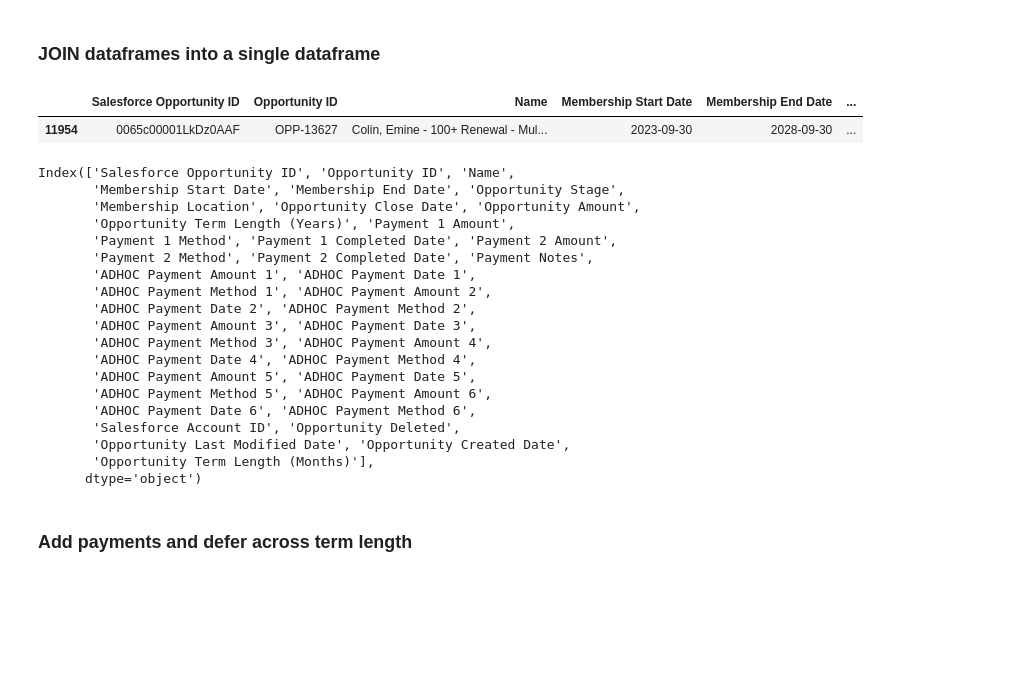
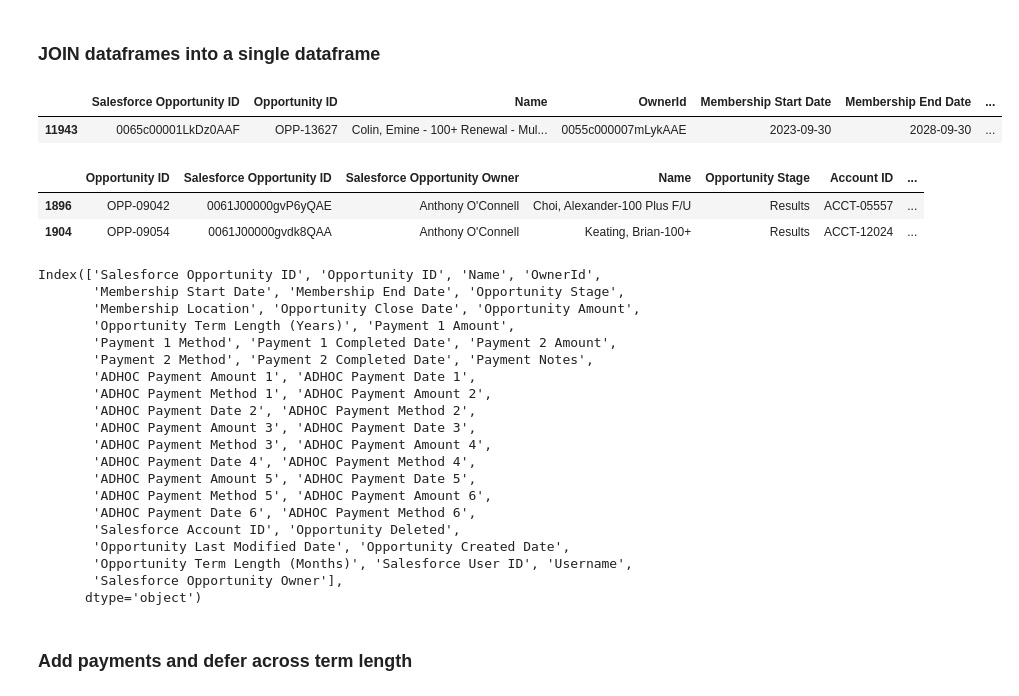
Before and after one commit to christopfur/HLI, a Jupyter notebook: Salesforce Deferred Revenue.ipynb, the cells around one changed output. Saved outputs shown, nothing was run; the diff lists cells and outputs as text; code cells hidden in the pictures; blank space fills up the shorter version.

```diff
--- a/Salesforce Deferred Revenue.ipynb
+++ b/Salesforce Deferred Revenue.ipynb
@@ -2,7 +2,7 @@
 ### Opportunity Data
 # %%
 # Query all Opportunity records
-query = "SELECT Id, Opportunity_Number_Auto__c, Name, Membership_Start_Date__c, Membership_Expiration_Date__c, StageName, Membership_Location__c, CloseDate, Amount, Term_Length__c, \
+query = "SELECT Id, Opportunity_Number_Auto__c, Name, OwnerId, Membership_Start_Date__c, Membership_Expiration_Date__c, StageName, Membership_Location__c, CloseDate, Amount, Term_Length__c, \
             Payment1__c, Payment_Method__c, Payment_Completed_Date__c, Payment2__c, Payment_2_Method__c, Payment_2_Completed_Date__c, Payment_Notes__c, \
             ADHOC_1_Payment_Amount__c, ADHOC_1_Payment_Date__c, ADHOC_1_Payment_Method__c, ADHOC_2_Payment_Amount__c, ADHOC_2_Payment_Date__c, ADHOC_2_Payment_Method__c, ADHOC_3_Payment_Amount__c, ADHOC_3_Payment_Date__c, ADHOC_3_Payment_Method__c, ADHOC_4_Payment_Amount__c, ADHOC_4_Payment_Date__c, ADHOC_4_Payment_Method__c, ADHOC_5_Payment_Amount__c, ADHOC_5_Payment_Date__c, ADHOC_5_Payment_Method__c, ADHOC_6_Payment_Amount__c, ADHOC_6_Payment_Date__c, ADHOC_6_Payment_Method__c, \
             AccountId, IsDeleted, LastModifiedDate, CreatedDate \
@@ -18,6 +18,7 @@ for opp in opportunities:
         'Id': opp['Id'],
         'Opportunity_Number_Auto__c': opp['Opportunity_Number_Auto__c'],
         'Name': opp['Name'] ,
+        'OwnerId': opp['OwnerId'] ,
         'Membership_Start_Date__c' : opp['Membership_Start_Date__c'],
         'Membership_Expiration_Date__c' : opp['Membership_Expiration_Date__c'],
         'Stage': opp['StageName'],
@@ -256,3 +259,6 @@ opportunity_history_end_date_df[opportunity_history_end_date_df['Salesforce Oppo
+# %%
+opportunities_df = pd.merge(opportunities_df, user_data_df, how='left', left_on='OwnerId', right_on='Salesforce User ID')
+opportunities_df = opportunities_df.rename(columns={'Employee Name': 'Salesforce Opportunity Owner'})
 # %% [markdown]
 ### Opportunity History - Payment #1 & Payment #2  Information
 # %%
@@ -410,7 +473,7 @@ account_df[account_df['Salesforce Account ID'] == '0015c00002mmIDu']
 ### Opportunity Line Item Data
 # %%
 # Query all Opportunity Line Item records
-query = "select Id, OpportunityId, SortOrder, PricebookEntryId, Product2Id, ProductCode, Name, Quantity, TotalPrice, UnitPrice, ListPrice, ServiceDate, Description, CreatedDate, CreatedById, LastModifiedDate, LastModifiedById, SystemModstamp, IsDeleted, LastViewedDate, LastReferencedDate, Product_Short_Name__c from OpportunityLineItem "
+query = "select Id, OpportunityId, SortOrder, PricebookEntryId, Product2Id, ProductCode, Name, Product_Short_Name__c, Quantity, TotalPrice, UnitPrice, ListPrice, ServiceDate, Description, CreatedDate, CreatedById, LastModifiedDate, LastModifiedById, SystemModstamp, IsDeleted, LastViewedDate, LastReferencedDate from OpportunityLineItem "
 OpportunityLineItem = sf.query_all(query)['records']
 
 # Create a list of dictionaries to hold Opportunity data
@@ -422,6 +485,7 @@ for opp in OpportunityLineItem:
         'Id': opp['Id'],
         'OpportunityId': opp['OpportunityId'],
         'Name': opp['Name'],
+        'Product_Short_Name__c': opp['Product_Short_Name__c'],
         'Quantity': opp['Quantity'],
         'TotalPrice': opp['TotalPrice'],
         'UnitPrice': opp['UnitPrice'],
@@ -434,6 +498,7 @@ opportunity_line_item_df = pd.DataFrame(Opportunitylineitem_data)
 opportunity_line_item_df = opportunity_line_item_df.rename(columns={'Id': 'Salesforce Opportunity Line Item ID'})
 opportunity_line_item_df = opportunity_line_item_df.rename(columns={'OpportunityId': 'Salesforce Opportunity ID'})
 opportunity_line_item_df = opportunity_line_item_df.rename(columns={'Name': 'Opportunity Product Line Item Name'})
+opportunity_line_item_df = opportunity_line_item_df.rename(columns={'Product_Short_Name__c': 'Opportunity Product Short Name'})
 opportunity_line_item_df = opportunity_line_item_df.rename(columns={'Quantity': 'Product Quantity'})
 opportunity_line_item_df = opportunity_line_item_df.rename(columns={'TotalPrice': 'Product Total Price'})
 opportunity_line_item_df = opportunity_line_item_df.rename(columns={'UnitPrice': 'Unit Price'})
@@ -449,2 +514,7 @@ opportunity_line_item_df.head(3)
 # %%
 product_counts_df = opportunity_line_item_df.groupby('Salesforce Opportunity ID').size().reset_index(name='Number of Opportunity Products')
+# %%
+product_concat_df = (opportunity_line_item_df
+             .groupby('Salesforce Opportunity ID', as_index=False)
+             .agg({'Opportunity Product Line Item Name': lambda x: ', '.join(x)}))
+product_concat_df.rename(columns={'Opportunity Product Line Item Name': 'Opportunity Product Line Item(s)'}, inplace=True)
@@ -453,15 +548,16 @@ product_counts_df = opportunity_line_item_df.groupby('Salesforce Opportunity ID'
 # %%
 merged_df = pd.merge(opportunities_df, account_df, how='left', on='Salesforce Account ID')
 merged_df = pd.merge(merged_df, product_counts_df, how='left', on='Salesforce Opportunity ID')
+merged_df = pd.merge(merged_df, product_concat_df, how='left', on='Salesforce Opportunity ID')
 merged_df = pd.merge(merged_df, opportunity_history_df, how='left', on='Salesforce Opportunity ID')
 merged_df = pd.merge(merged_df, min_opportunity_start_date_updates, how='left', on='Salesforce Opportunity ID')
 merged_df = pd.merge(merged_df, opportunity_history_end_date_df, how='left', on='Salesforce Opportunity ID')
 merged_df = pd.merge(merged_df, payment1_amount_df, how='left', on='Salesforce Opportunity ID', suffixes=('', '_Payment1Amount'))
 
 merged_df[merged_df['Salesforce Opportunity ID'] == '0065c00001LkDz0AAF']
 # %% [output]
-|  | Salesforce Opportunity ID | Opportunity ID | Name | Membership Start Date | Membership End Date | ... |
-| 11954 | 0065c00001LkDz0AAF | OPP-13627 | Colin, Emine - 100+ Renewal - Mul... | 2023-09-30 | 2028-09-30 | ... |
+|  | Salesforce Opportunity ID | Opportunity ID | Name | OwnerId | Membership Start Date | Membership End Date | ... |
+| 11943 | 0065c00001LkDz0AAF | OPP-13627 | Colin, Emine - 100+ Renewal - Mul... | 0055c000007mLykAAE | 2023-09-30 | 2028-09-30 | ... |
 # %%
 merged_df = pd.merge(opportunities_df, account_df, how='left', on='Salesforce Account ID')
 merged_df = pd.merge(merged_df, product_counts_df, how='left', on='Salesforce Opportunity ID')
@@ -571,10 +674,16 @@ merged_df = merged_df[ordered_columns]
 #Filter output so that not all Membership Start Dates are included
 merged_df['Membership Start Date'] = pd.to_datetime(merged_df['Membership Start Date'])
 merged_df = merged_df[merged_df['Membership Start Date'].dt.year >= 2021]
+# %%
+merged_df.head(2)
+# %% [output]
+|  | Opportunity ID | Salesforce Opportunity ID | Salesforce Opportunity Owner | Name | Opportunity Stage | Account ID | ... |
+| 1896 | OPP-09042 | 0061J00000gvP6yQAE | Anthony O'Connell | Choi, Alexander-100 Plus F/U | Results | ACCT-05557 | ... |
+| 1904 | OPP-09054 | 0061J00000gvdk8QAA | Anthony O'Connell | Keating, Brian-100+ | Results | ACCT-12024 | ... |
 # %%
 opportunities_df.columns
 # %% [output]
-Index(['Salesforce Opportunity ID', 'Opportunity ID', 'Name',
+Index(['Salesforce Opportunity ID', 'Opportunity ID', 'Name', 'OwnerId',
        'Membership Start Date', 'Membership End Date', 'Opportunity Stage',
        'Membership Location', 'Opportunity Close Date', 'Opportunity Amount',
        'Opportunity Term Length (Years)', 'Payment 1 Amount',
@@ -591,7 +700,8 @@ Index(['Salesforce Opportunity ID', 'Opportunity ID', 'Name',
        'ADHOC Payment Date 6', 'ADHOC Payment Method 6',
        'Salesforce Account ID', 'Opportunity Deleted',
        'Opportunity Last Modified Date', 'Opportunity Created Date',
-       'Opportunity Term Length (Months)'],
+       'Opportunity Term Length (Months)', 'Salesforce User ID', 'Username',
+       'Salesforce Opportunity Owner'],
       dtype='object')
 # %%
 #merged_df[merged_df['Total Payments Received'] <= 0].head(10)
```
Also changed, not shown: parts of 40 cells of this notebook.
